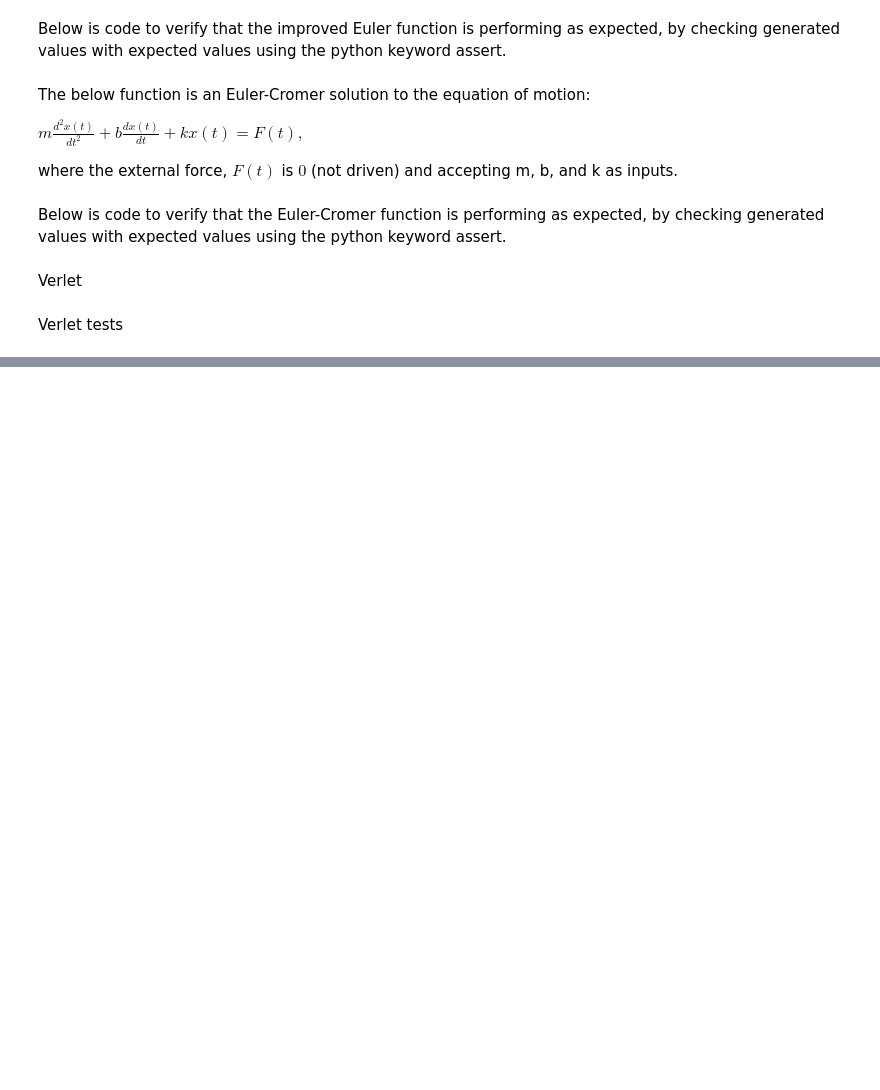
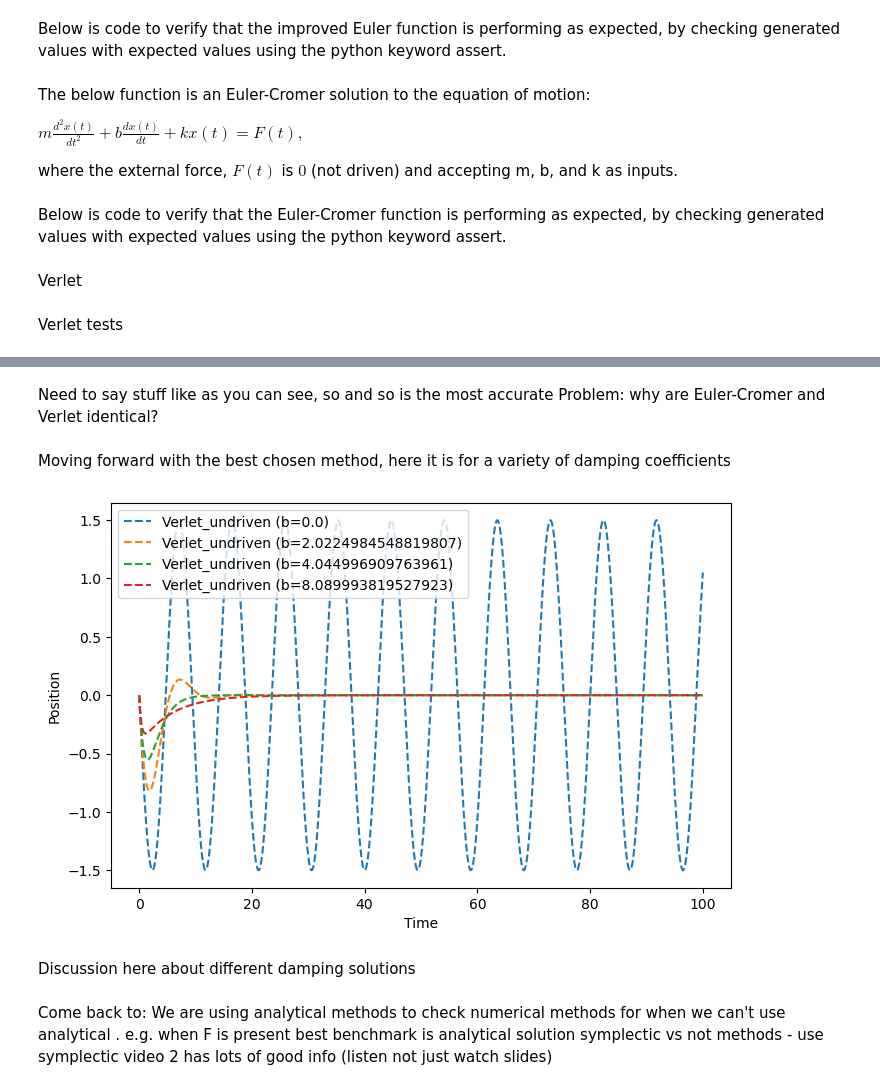
Before and after one commit to david-phelan/computational-physics-project-two, a Jupyter notebook: ProjectTwo.ipynb, the cells around one changed output, grey strips where cells are left out. Saved outputs shown, nothing was run; the diff lists cells and outputs as text; code cells hidden in the pictures; blank space fills up the shorter version.

```diff
--- a/ProjectTwo.ipynb
+++ b/ProjectTwo.ipynb
@@ -434,0 +571,40 @@ plt.show()
+# %% [markdown]
+Need to say stuff like as you can see, so and so is the most accurate
+Problem: why are Euler-Cromer and Verlet identical?
+# %% [markdown]
+Moving forward with the best chosen method, here it is for a variety of damping coefficients
+# %%
+# Parameters
+m = 3.03
+k = 1.35
+b_critical = np.sqrt(4*m*k)
+b_values = np.array([0, 0.5*b_critical, b_critical, 2*b_critical])
+n = 5000
+t = 100
+x0 = 0
+v0 = -1
+dt = t/n
+
+plt.figure(figsize=(8, 5))  # Create a new figure for each method
+
+for b in b_values:
+    # Compute the solution
+    x, v, a, time_array = Verlet_undriven(m, k, b, n, t, x0, v0, dt)
+
+    # Plot the position vs time
+    plt.plot(time_array, x, label=f"{Verlet_undriven.__name__} (b={b})", linestyle='--')
+
+plt.xlabel('Time')
+plt.ylabel('Position')
+plt.legend()
+plt.show()
+# %% [output]
+[figure, added]
+# %% [markdown]
+Discussion here about different damping solutions
+# %% [markdown]
+Come back to:
+We are using analytical methods to check numerical methods for when we can't use analytical . e.g. when F is present
+best benchmark is analytical solution
+symplectic vs not methods - use symplectic
+video 2 has lots of good info (listen not just watch slides)
```
Also changed, not shown: parts of 18 cells of this notebook.
